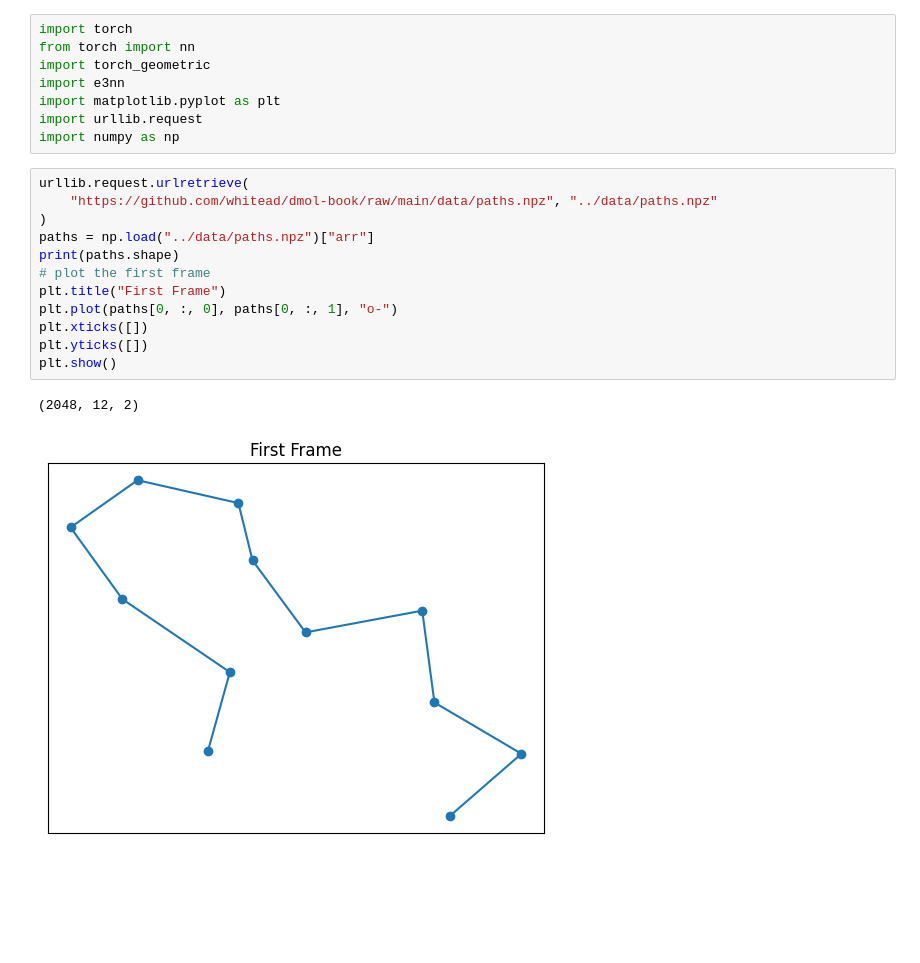
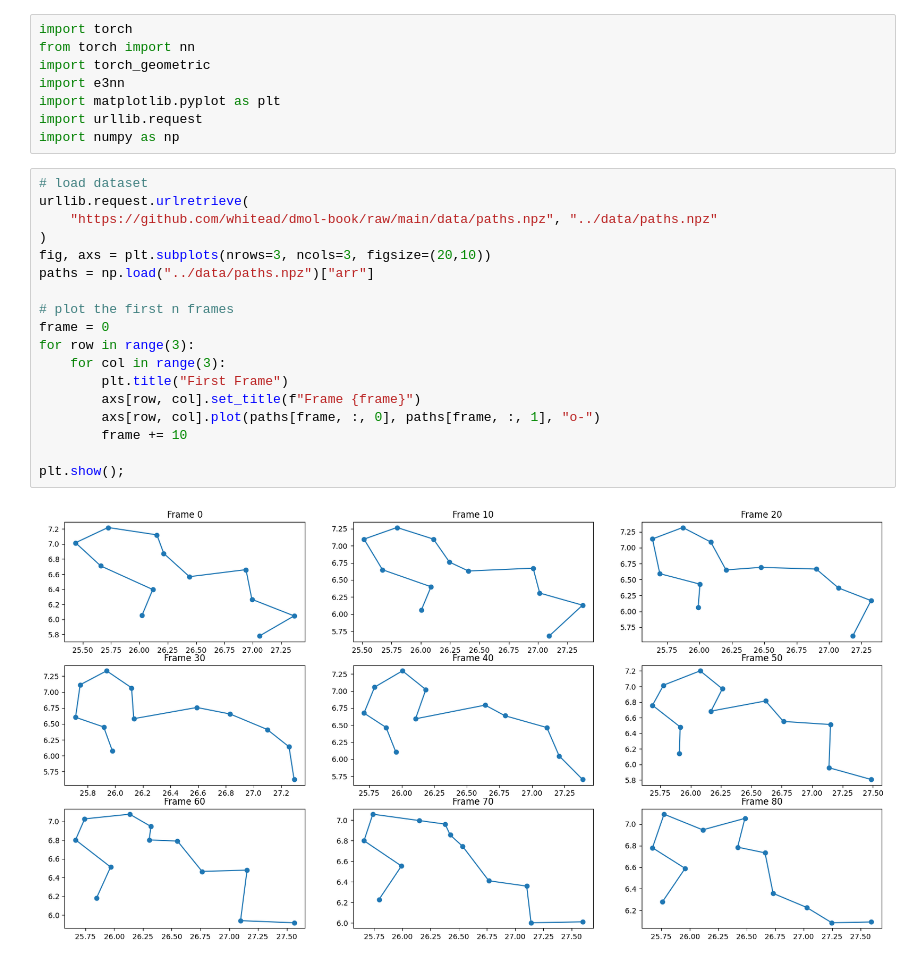
Before and after one commit to ingcoder/ML-MD, a Jupyter notebook: trajectory/baseline-model.ipynb, the cells around one changed output. Drawn from its saved outputs; the diff is of its cells as text; blank space fills up the shorter version.

```diff
--- a/trajectory/baseline-model.ipynb
+++ b/trajectory/baseline-model.ipynb
@@ -7,18 +17,23 @@ import matplotlib.pyplot as plt
 import urllib.request
 import numpy as np
 # %%
+# load dataset
 urllib.request.urlretrieve(
     "https://github.com/whitead/dmol-book/raw/main/data/paths.npz", "../data/paths.npz"
 )
+fig, axs = plt.subplots(nrows=3, ncols=3, figsize=(20,10))
 paths = np.load("../data/paths.npz")["arr"]
-print(paths.shape)
-# plot the first frame
-plt.title("First Frame")
-plt.plot(paths[0, :, 0], paths[0, :, 1], "o-")
-plt.xticks([])
-plt.yticks([])
-plt.show()
+
+# plot the first n frames
+frame = 0
+for row in range(3):
+    for col in range(3):
+        plt.title("First Frame")
+        axs[row, col].set_title(f"Frame {frame}")
+        axs[row, col].plot(paths[frame, :, 0], paths[frame, :, 1], "o-")
+        frame += 10
+
+plt.show();
 # %% [output]
-(2048, 12, 2)
-[figure, old version]
+[figure, new version]
 # %%
```
Also changed, not shown: parts of 9 cells of this notebook.
